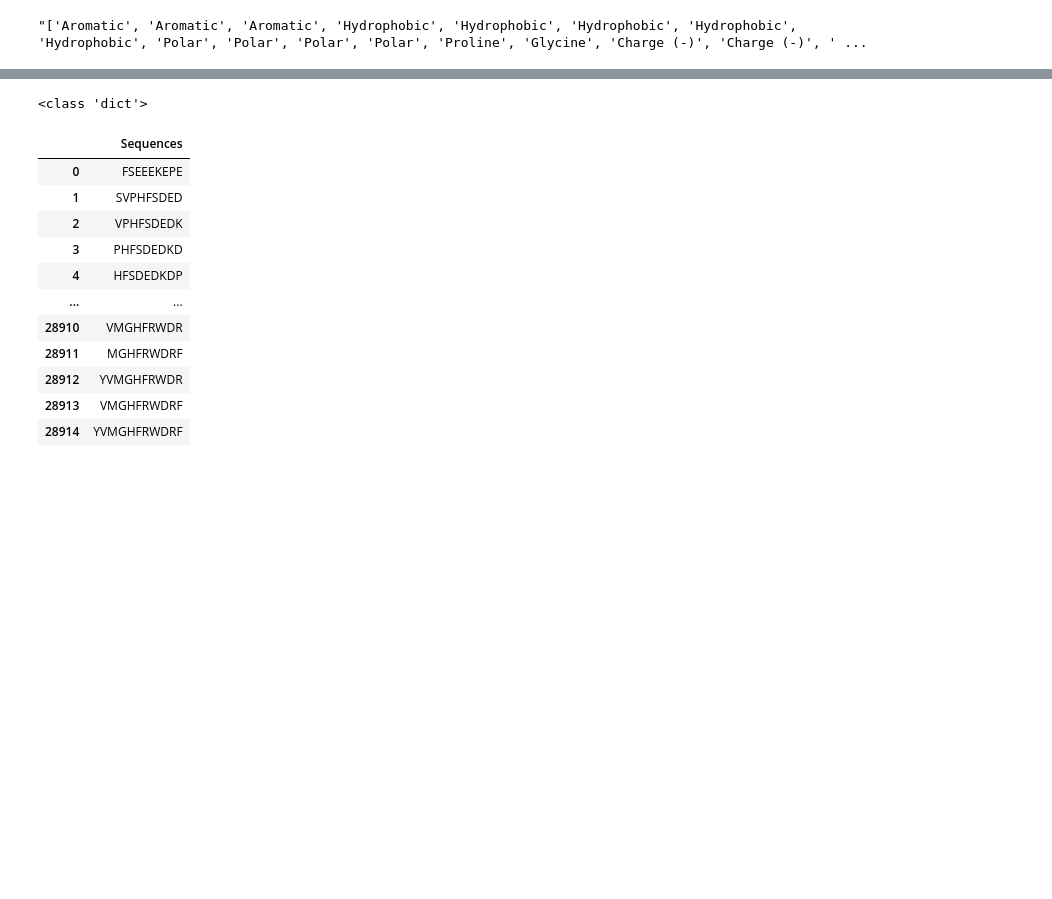
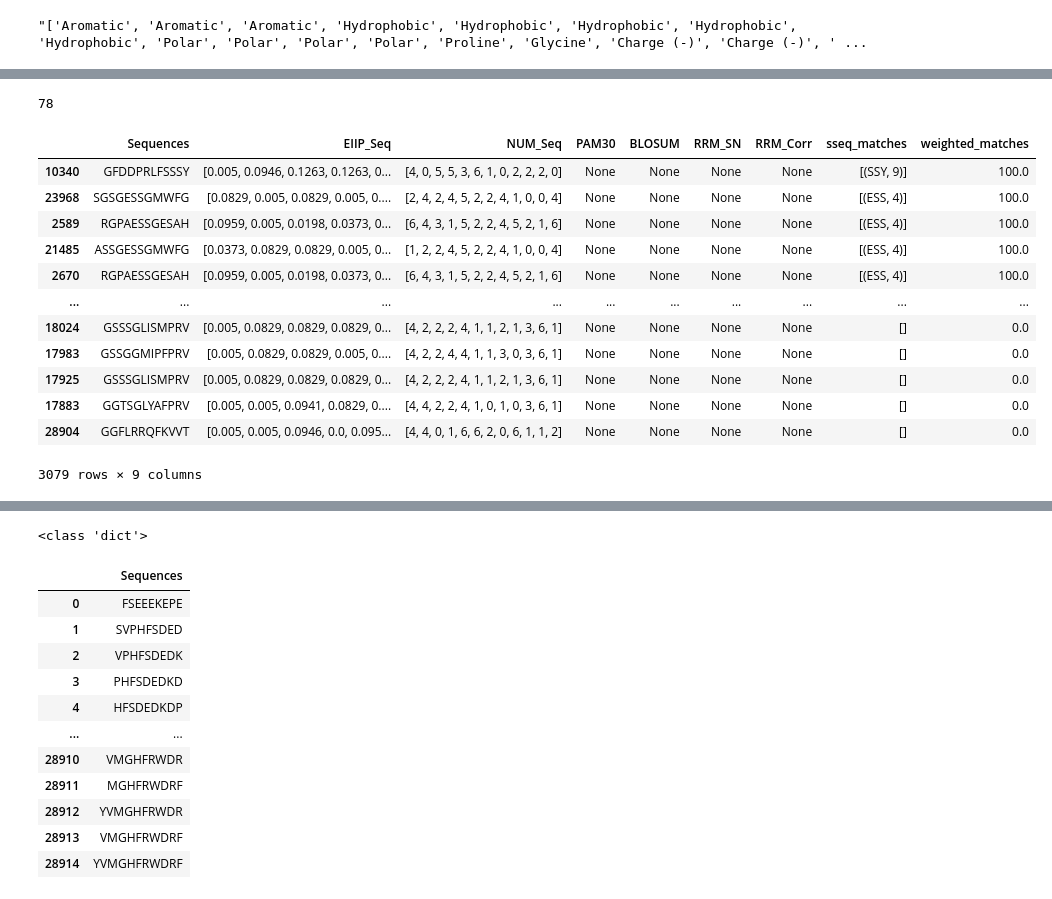
Before and after one commit to clpi/gemsec-neuropep, a Jupyter notebook: final/notebooks/notebook_v6.ipynb, the cells around one changed output, grey strips where cells are left out. Saved outputs shown, nothing was run; the diff lists cells and outputs as text; code cells hidden in the pictures; blank space fills up the shorter version.

```diff
--- a/final/notebooks/notebook_v6.ipynb
+++ b/final/notebooks/notebook_v6.ipynb
@@ -192 +271,22 @@ m6_sim.update_similarities()
+# %%
+GRBP5 = 'IMVTESSDYSSY'
+M6 = 'IMVTASSAYDDY'
+print(len(m6_sim.sseqs))
+m6_sim.peps_sl_sim.sort_values(by='weighted_matches', ascending=False)
+grbp5_sim.peps_sl_sim.sort_values(by='weighted_matches', ascending=False)
+# %% [output]
+78
+|  | Sequences | EIIP_Seq | NUM_Seq | PAM30 | BLOSUM | RRM_SN | RRM_Corr | sseq_matches | weighted_matches |
+| 10340 | GFDDPRLFSSSY | [0.005, 0.0946, 0.1263, 0.1263, 0... | [4, 0, 5, 5, 3, 6, 1, 0, 2, 2, 2, 0] | None | None | None | None | [(SSY, 9)] | 100.0 |
+| 23968 | SGSGESSGMWFG | [0.0829, 0.005, 0.0829, 0.005, 0.... | [2, 4, 2, 4, 5, 2, 2, 4, 1, 0, 0, 4] | None | None | None | None | [(ESS, 4)] | 100.0 |
+| 2589 | RGPAESSGESAH | [0.0959, 0.005, 0.0198, 0.0373, 0... | [6, 4, 3, 1, 5, 2, 2, 4, 5, 2, 1, 6] | None | None | None | None | [(ESS, 4)] | 100.0 |
+| 21485 | ASSGESSGMWFG | [0.0373, 0.0829, 0.0829, 0.005, 0... | [1, 2, 2, 4, 5, 2, 2, 4, 1, 0, 0, 4] | None | None | None | None | [(ESS, 4)] | 100.0 |
+| 2670 | RGPAESSGESAH | [0.0959, 0.005, 0.0198, 0.0373, 0... | [6, 4, 3, 1, 5, 2, 2, 4, 5, 2, 1, 6] | None | None | None | None | [(ESS, 4)] | 100.0 |
+| ... | ... | ... | ... | ... | ... | ... | ... | ... | ... |
+| 18024 | GSSSGLISMPRV | [0.005, 0.0829, 0.0829, 0.0829, 0... | [4, 2, 2, 2, 4, 1, 1, 2, 1, 3, 6, 1] | None | None | None | None | [] | 0.0 |
+| 17983 | GSSGGMIPFPRV | [0.005, 0.0829, 0.0829, 0.005, 0.... | [4, 2, 2, 4, 4, 1, 1, 3, 0, 3, 6, 1] | None | None | None | None | [] | 0.0 |
+| 17925 | GSSSGLISMPRV | [0.005, 0.0829, 0.0829, 0.0829, 0... | [4, 2, 2, 2, 4, 1, 1, 2, 1, 3, 6, 1] | None | None | None | None | [] | 0.0 |
+| 17883 | GGTSGLYAFPRV | [0.005, 0.005, 0.0941, 0.0829, 0.... | [4, 4, 2, 2, 4, 1, 0, 1, 0, 3, 6, 1] | None | None | None | None | [] | 0.0 |
+| 28904 | GGFLRRQFKVVT | [0.005, 0.005, 0.0946, 0.0, 0.095... | [4, 4, 0, 1, 6, 6, 2, 0, 6, 1, 1, 2] | None | None | None | None | [] | 0.0 |
+3079 rows × 9 columns
 # %%
```
Also changed, not shown: parts of 4 cells of this notebook.
